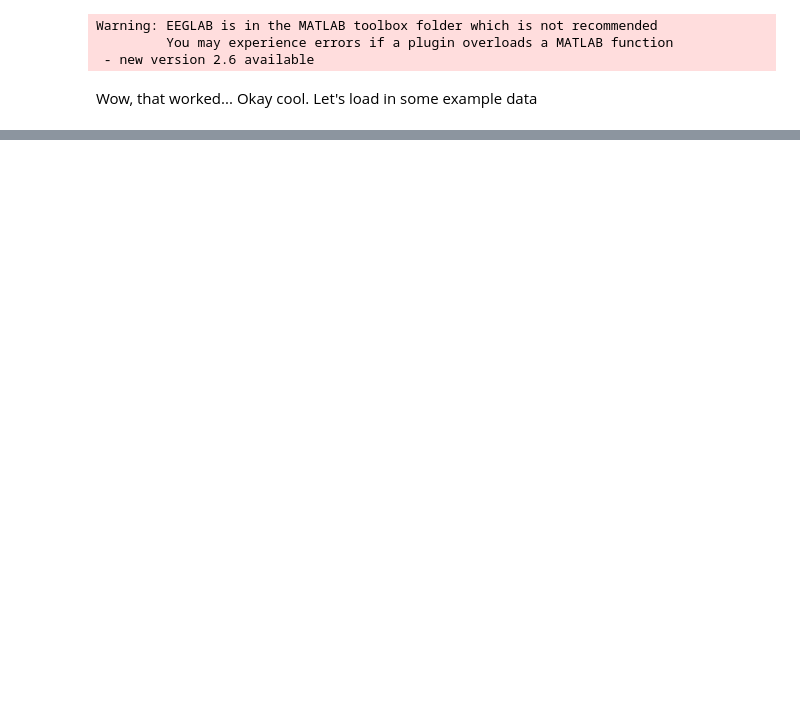
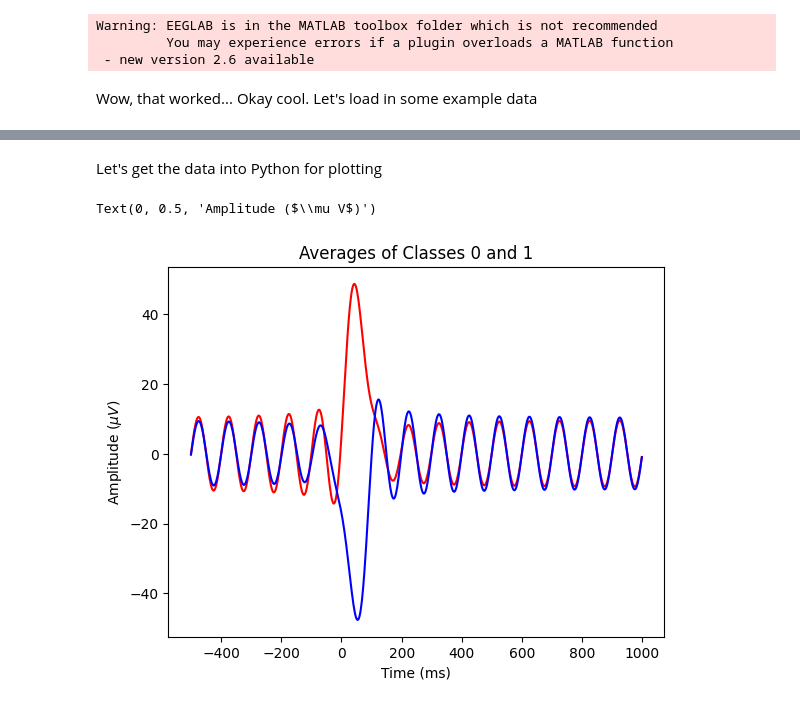
Before and after one commit to ollie-d/sos_matlab_python_examples, a Jupyter notebook: examples/eeglab_example.ipynb, the cells around one changed output, grey strips where cells are left out. Cells and saved outputs as stored; diff of their text form; code cells hidden in the pictures; blank space fills up the shorter version.

```diff
--- a/examples/eeglab_example.ipynb
+++ b/examples/eeglab_example.ipynb
@@ -18,4 +20,22 @@ Warning: EEGLAB is in the MATLAB toolbox folder which is not recommended
 Wow, that worked... Okay cool. Let's load in some example data
 # %%
 % First-line commenting does work if it doesn't detect a magic :)
-EEG =
+
+% Load SynthData
+EEG = pop_loadxdf('C:\Users\H8801\sos_matlab_python_examples\data\SynthData_A1.xdf' , 'streamtype', 'EEG');
+
+% Filter the data with a 0.1 to 10 Hz fir bandpass
+EEG = pop_eegfiltnew(EEG, 'locutoff',0.1,'hicutoff',10);
+
+% Now epoch the data for class 0 and 1
+ERP_0 = pop_epoch(EEG, {'0'}, [-0.5 1], 'epochinfo', 'yes');
+ERP_0 = pop_rmbase(ERP_0, [-500 0] ,[]);
+
+ERP_1 = pop_epoch(EEG, {'1'}, [-0.5 1], 'epochinfo', 'yes');
+ERP_1 = pop_rmbase(ERP_1, [-500 0] ,[]);
+
+% Extract just the data of ERP_0 and ERP_1 to a cell array for exporting
+ERPs = {ERP_0.data; ERP_1.data};
+
+% Let's also extrat time
+times = ERP_0.times;
@@ -21,0 +60,2 @@ EEG =
+# %% [markdown]
+Let's get the data into Python for plotting
@@ -21,0 +65,21 @@ EEG =
+# %%
+%get ERPs --from MATLAB
+%get times --from MATLAB
+
+# We'll break up ERPs into ERP_0 and ERP_1 again for convenience
+ERP_0 = ERPs[0][0]
+ERP_1 = ERPs[1][0]
+
+# Take the average of a single channel (they're all the same)
+ERP_0_avg = np.mean(ERP_0[0, :, :], 1)
+ERP_1_avg = np.mean(ERP_1[0, :, :], 1)
+
+# And let's plot those bad boys
+plt.plot(times, ERP_0_avg, 'r');
+plt.plot(times, ERP_1_avg, 'b');
+plt.title('Averages of Classes 0 and 1');
+plt.xlabel('Time (ms)');
+plt.ylabel('Amplitude ($\mu V$)');
+# %% [output]
+Text(0, 0.5, 'Amplitude ($\\mu V$)')
+[figure, added]
```
Also changed, not shown: parts of 3 cells of this notebook, 3 other files.
